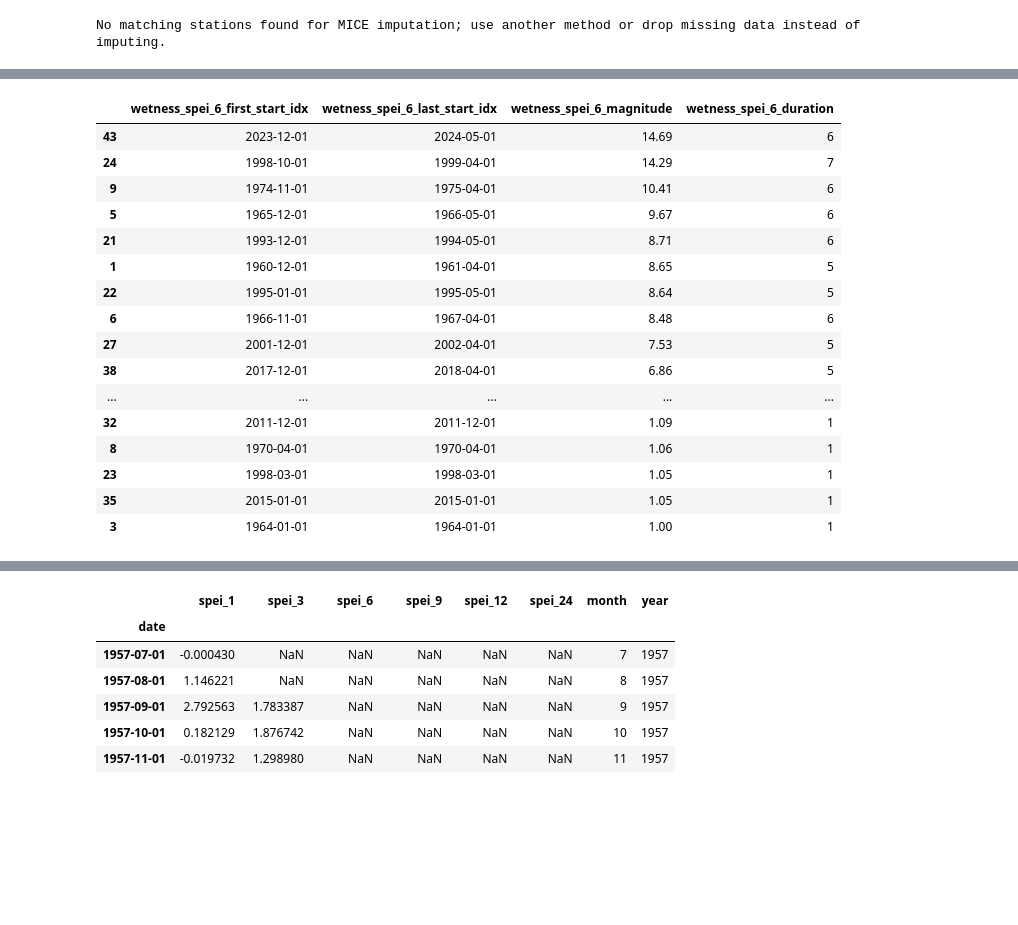
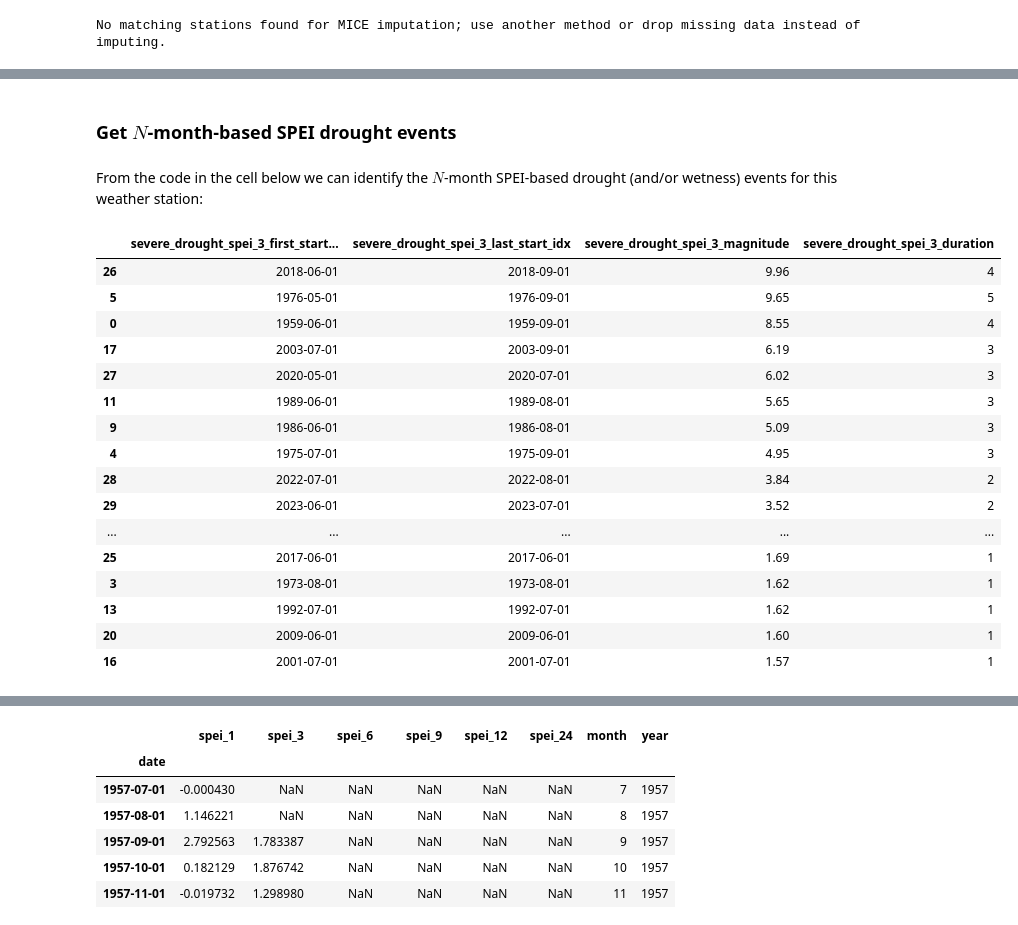
Before and after one commit to tomrooijakkers/data-science-portfolio, a Jupyter notebook: knmi-weather/03-knmi_drought_analysis.ipynb, the cells around one changed output, grey strips where cells are left out. Drawn from its saved outputs; the diff is of its cells as text; code cells hidden in the pictures; blank space fills up the shorter version.

```diff
--- a/knmi-weather/03-knmi_drought_analysis.ipynb
+++ b/knmi-weather/03-knmi_drought_analysis.ipynb
@@ -1504,0 +2009,3 @@ BILT_STN_CODE = 260
+# %%
+# Set KNMI station code for The Bilt (260)
+NEW_STN_CODE = 260
@@ -1505,5 +2023,8 @@ BILT_STN_CODE = 260
 # %%
-df_rain = knmi_spi_utils.get_measured_stn_param_values(stn_code=BILT_STN_CODE,
-                                                       param_col="rain_sum")
-df_evap = knmi_spi_utils.get_measured_stn_param_values(stn_code=BILT_STN_CODE,
-                                                       param_col="evap_ref")
+# Obtain precipitation and evaporation data from KNMI
+df_rain = (knmi_spi_utils
+           .get_measured_stn_param_values(stn_code=NEW_STN_CODE,
+                                          param_col="rain_sum"))
+df_evap = (knmi_spi_utils
+           .get_measured_stn_param_values(stn_code=NEW_STN_CODE,
+                                          param_col="evap_ref"))
@@ -1510,8 +2034,8 @@ df_evap = knmi_spi_utils.get_measured_stn_param_values(stn_code=BILT_STN_CODE,
 # %%
 # Run imputation workflow
-df_rain_sel = knmi_spi_utils.imputation_workflow(df_rain, "rain_sum", BILT_STN_CODE,
+df_rain_sel = knmi_spi_utils.imputation_workflow(df_rain, "rain_sum", NEW_STN_CODE,
                                                  print_progress = False)
-df_evap_sel = knmi_spi_utils.imputation_workflow(df_evap, "evap_ref", BILT_STN_CODE,
+df_evap_sel = knmi_spi_utils.imputation_workflow(df_evap, "evap_ref", NEW_STN_CODE,
                                                  print_progress = True)
 # %% [output]
 No matching stations found for MICE imputation; use another method or drop missing data instead of imputing.
@@ -1561,0 +2082,4 @@ df_m_spei.loc[:, df_m_spei.columns.str.contains("spei")].dropna(how="all").plot(
+# %%
+# Calculate series of net precipitation (precip - evap)
+df_pcp_sel = (knmi_spi_utils
+              .calc_rain_min_evap_df(df_rain_sel, df_evap_sel))
@@ -1562,23 +2194,32 @@ df_m_spei.loc[:, df_m_spei.columns.str.contains("spei")].dropna(how="all").plot(
+# %% [markdown]
+### Get $N$-month-based SPEI drought events
+# %% [markdown]
+From the code in the cell below we can identify the $N$-month SPEI-based drought (and/or wetness) events for this weather station:
 # %%
-spei_timeframe_m = 6
+spei_timeframe_m = 3
+event_code = "severe_drought"
 events_df = (knmi_spi_utils
-             .get_events_from_z_scores(df_m_spei, f"spei_{spei_timeframe_m}", "wetness"))
-events_df.sort_values(f"wetness_spei_{spei_timeframe_m}_magnitude", ascending=False)
+             .get_events_from_z_scores(df_m_spei,
+                                       f"spei_{spei_timeframe_m}",
+                                       f"{event_code}"))
+
+sort_col = f"{event_code}_spei_{spei_timeframe_m}_magnitude"
+events_df.sort_values(sort_col, ascending=False)
 # %% [output]
-|  | wetness_spei_6_first_start_idx | wetness_spei_6_last_start_idx | wetness_spei_6_magnitude | wetness_spei_6_duration |
-| 43 | 2023-12-01 | 2024-05-01 | 14.69 | 6 |
-| 24 | 1998-10-01 | 1999-04-01 | 14.29 | 7 |
-| 9 | 1974-11-01 | 1975-04-01 | 10.41 | 6 |
-| 5 | 1965-12-01 | 1966-05-01 | 9.67 | 6 |
-| 21 | 1993-12-01 | 1994-05-01 | 8.71 | 6 |
-| 1 | 1960-12-01 | 1961-04-01 | 8.65 | 5 |
-| 22 | 1995-01-01 | 1995-05-01 | 8.64 | 5 |
-| 6 | 1966-11-01 | 1967-04-01 | 8.48 | 6 |
-| 27 | 2001-12-01 | 2002-04-01 | 7.53 | 5 |
-| 38 | 2017-12-01 | 2018-04-01 | 6.86 | 5 |
+|  | severe_drought_spei_3_first_start... | severe_drought_spei_3_last_start_idx | severe_drought_spei_3_magnitude | severe_drought_spei_3_duration |
+| 26 | 2018-06-01 | 2018-09-01 | 9.96 | 4 |
+| 5 | 1976-05-01 | 1976-09-01 | 9.65 | 5 |
+| 0 | 1959-06-01 | 1959-09-01 | 8.55 | 4 |
+| 17 | 2003-07-01 | 2003-09-01 | 6.19 | 3 |
+| 27 | 2020-05-01 | 2020-07-01 | 6.02 | 3 |
+| 11 | 1989-06-01 | 1989-08-01 | 5.65 | 3 |
+| 9 | 1986-06-01 | 1986-08-01 | 5.09 | 3 |
+| 4 | 1975-07-01 | 1975-09-01 | 4.95 | 3 |
+| 28 | 2022-07-01 | 2022-08-01 | 3.84 | 2 |
+| 29 | 2023-06-01 | 2023-07-01 | 3.52 | 2 |
 | ... | ... | ... | ... | ... |
-| 32 | 2011-12-01 | 2011-12-01 | 1.09 | 1 |
-| 8 | 1970-04-01 | 1970-04-01 | 1.06 | 1 |
-| 23 | 1998-03-01 | 1998-03-01 | 1.05 | 1 |
-| 35 | 2015-01-01 | 2015-01-01 | 1.05 | 1 |
-| 3 | 1964-01-01 | 1964-01-01 | 1.00 | 1 |
+| 25 | 2017-06-01 | 2017-06-01 | 1.69 | 1 |
+| 3 | 1973-08-01 | 1973-08-01 | 1.62 | 1 |
+| 13 | 1992-07-01 | 1992-07-01 | 1.62 | 1 |
+| 20 | 2009-06-01 | 2009-06-01 | 1.60 | 1 |
+| 16 | 2001-07-01 | 2001-07-01 | 1.57 | 1 |
```
Also changed, not shown: parts of 174 cells of this notebook, 2 other files.
